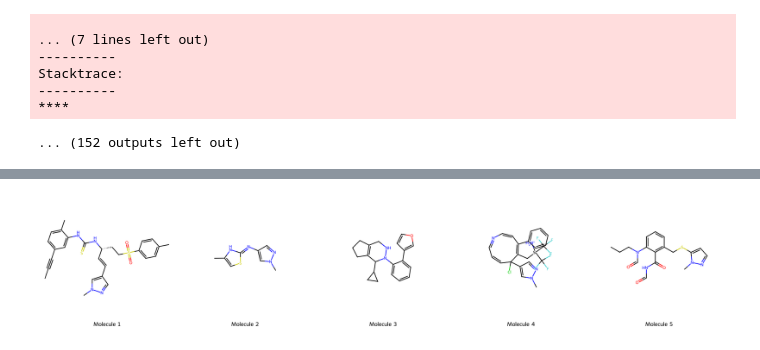
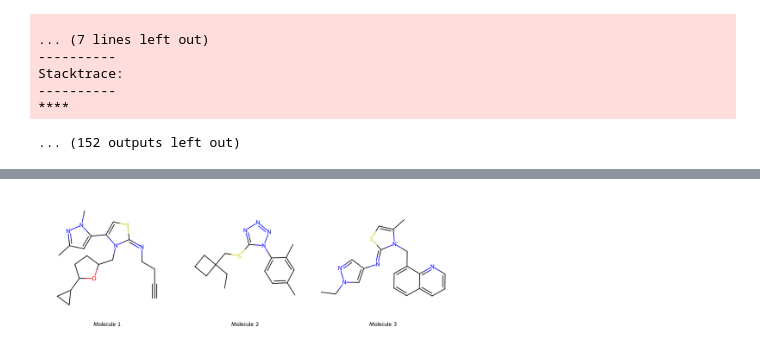
Before and after one commit to Popov-Lab-UNC/argo, a Jupyter notebook: notebooks/playground.ipynb, the cells around one changed output, grey strips where cells are left out. Cells and saved outputs as stored; diff of their text form; code cells hidden in the pictures.

```diff
--- a/notebooks/playground.ipynb
+++ b/notebooks/playground.ipynb
@@ -292,17 +292,17 @@ from rdkit.Chem import Draw
 # %%
 # Create list of SMILES to draw
 from rdkit import Chem
 from rdkit.Chem import Draw
 
 #smiles_list = ['C#CCCN=c1scc(*)n1*', 'S(C*)*', 'c1(*)ccccc1', 'Cc1csc(=N*)n1*']
 
-smiles_list = ['CC#Cc1ccc(C)c(NC(=S)N[C@@H](C=Cc2cnn(C)c2)CCS(=O)(=O)c2ccc(C)cc2)c1', 'Cc1csc(=Nc2cnn(C)c2)[nH]1', 'c1ccc(N2NCC3=C(CCC3)C2C2CC2)c(-c2ccoc2)c1', 'Cn1cc(C2(Cl)C=CC=NC=CC(c3ccccc3)=C2C[Si]([NH2+])(C(F)(F)F)C(F)(F)F)cn1', 'CCCN(C=O)c1cccc(CSc2ccnn2C)c1C(=O)NC=O']
+smiles_list = ['C#CCCN=c1scc(-c2cc(C)nn2C)n1CC1CCC(C2CC2)O1', 'CCC1(CSc2nnnn2-c2ccc(C)cc2C)CCC1', 'CCn1cc(N=c2scc(C)n2Cc2cccc3cccnc23)cn1']
 
 # Convert SMILES to molecules
 mols = [Chem.MolFromSmiles(s) for s in smiles_list]
 
 # Draw molecules in a grid
 img = Draw.MolsToGridImage(mols, molsPerRow=5, subImgSize=(400,400), legends=[f"Molecule {i+1}" for i in range(len(mols))])
 img
 # %% [output]
-[figure, old version]
+[figure, new version]
```
Also changed, not shown: 2 other files.
